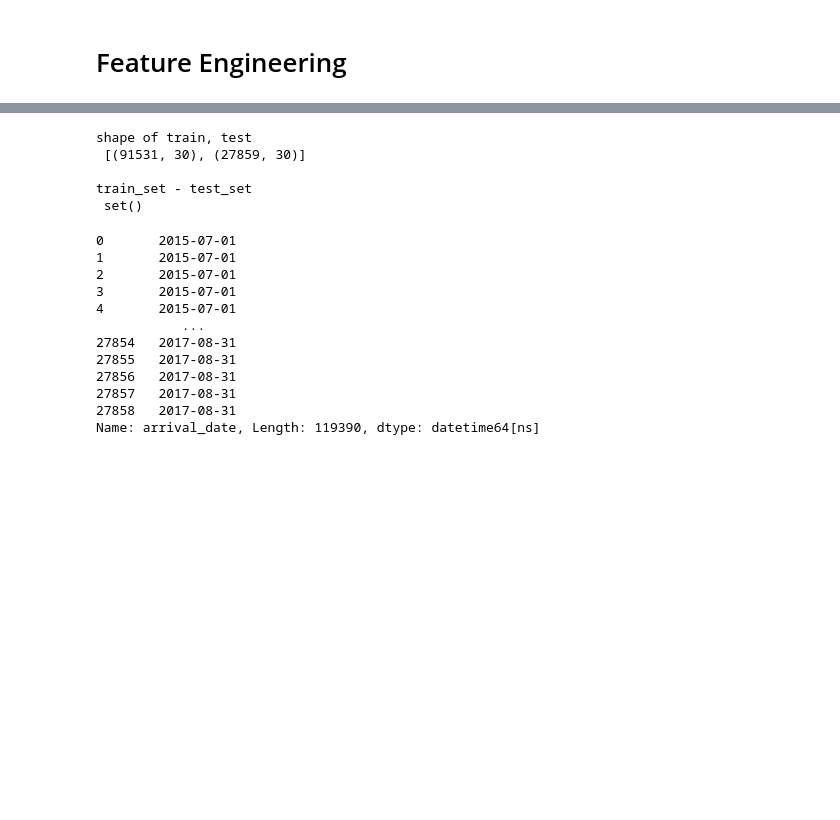
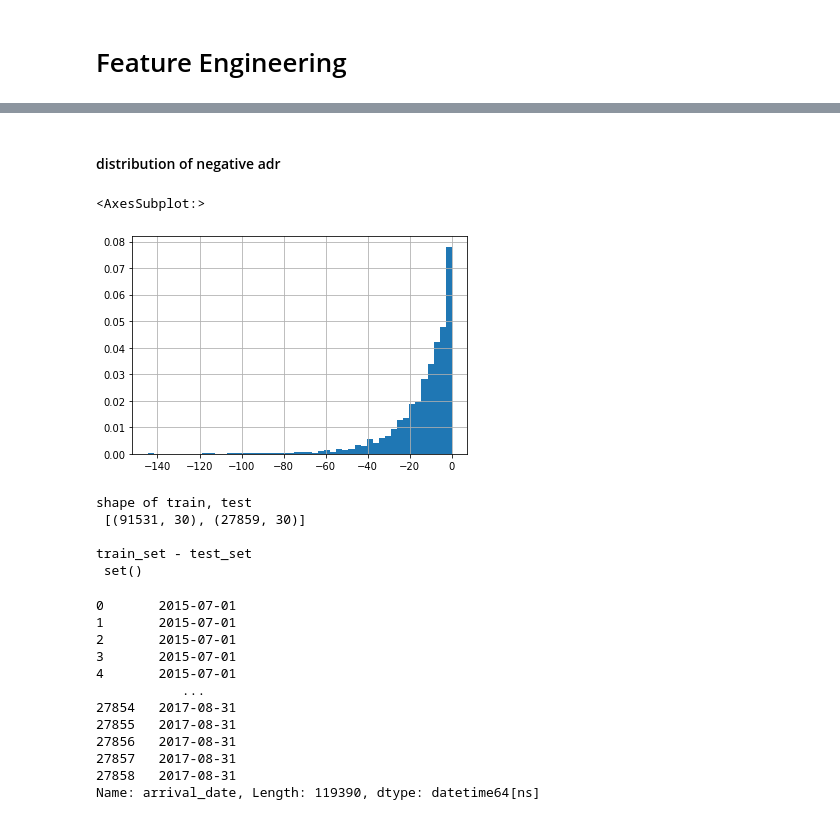
Before and after one commit to Charliesgithub20221030/ML_final, a Jupyter notebook: Untitled.ipynb, the cells around one changed output, grey strips where cells are left out. Drawn from its saved outputs; the diff is of its cells as text; code cells hidden in the pictures; blank space fills up the shorter version.

```diff
--- a/Untitled.ipynb
+++ b/Untitled.ipynb
@@ -26,9 +26,9 @@ def preprocessing(df):
     df = df.replace({'arrival_date_month' : month_map})
     df['arrival_date'] = df[['arrival_date_year', 'arrival_date_month', 'arrival_date_day_of_month']].astype(str).agg('-'.join, axis=1)
     df['arrival_date'] = df['arrival_date'].apply(parse_date)
-    for future in ['adr', 'is_canceled', 'reservation_status_date', 'reservation_status']:
-        if future in df.columns:
-            df = df.drop([future] ,axis=1)
+#     for future in ['adr', 'is_canceled', 'reservation_status_date', 'reservation_status']:
+#         if future in df.columns:
+#             df = df.drop([future] ,axis=1)
     return df
 
 def get_feature(df , adr = False ):
@@ -101,3 +101,36 @@ df_y['arrival_date'] = df_y['arrival_date'].apply(parse_date)
 
 df_x_t = preprocessing(df_x_t)
 df_y_t['arrival_date'] = df_y_t['arrival_date'].apply(parse_date)
+# %%
+df_x=df_x[[\
+        'hotel',
+        'lead_time',
+        'arrival_date_week_number',
+        'stays_in_weekend_nights',
+        'stays_in_week_nights',
+        'adults', 'children',
+        'babies',
+        'meal',
+        'country',
+        'market_segment',
+        'distribution_channel',
+        'is_repeated_guest',
+        'previous_cancellations',
+        'previous_bookings_not_canceled',
+        'reserved_room_type',
+        'assigned_room_type',
+        'booking_changes',
+        'deposit_type',
+        'agent',
+        'company',
+        'days_in_waiting_list',
+        'customer_type',
+        'required_car_parking_spaces',
+        'total_of_special_requests',
+        'is_canceled',
+        'adr',
+        'reservation_status',
+        'reservation_status_date',
+        'arrival_date'
+          ]]
+df_x
@@ -104,3 +151,10 @@ df_y_t['arrival_date'] = df_y_t['arrival_date'].apply(parse_date)
+# %% [markdown]
+#### distribution of negative adr
+# %%
+df_x[df_x['adr']<0]['adr'].hist(bins=50,density=True)
+# %% [output]
+<AxesSubplot:>
+[figure, added]
 # %%
 print('shape of train, test \n',[df_x.shape , df_x_t.shape])
 print('\ntrain_set - test_set\n',set(df_x.columns) - set(df_x_t.columns))
```
Also changed, not shown: parts of 40 cells of this notebook, 6 other files.
